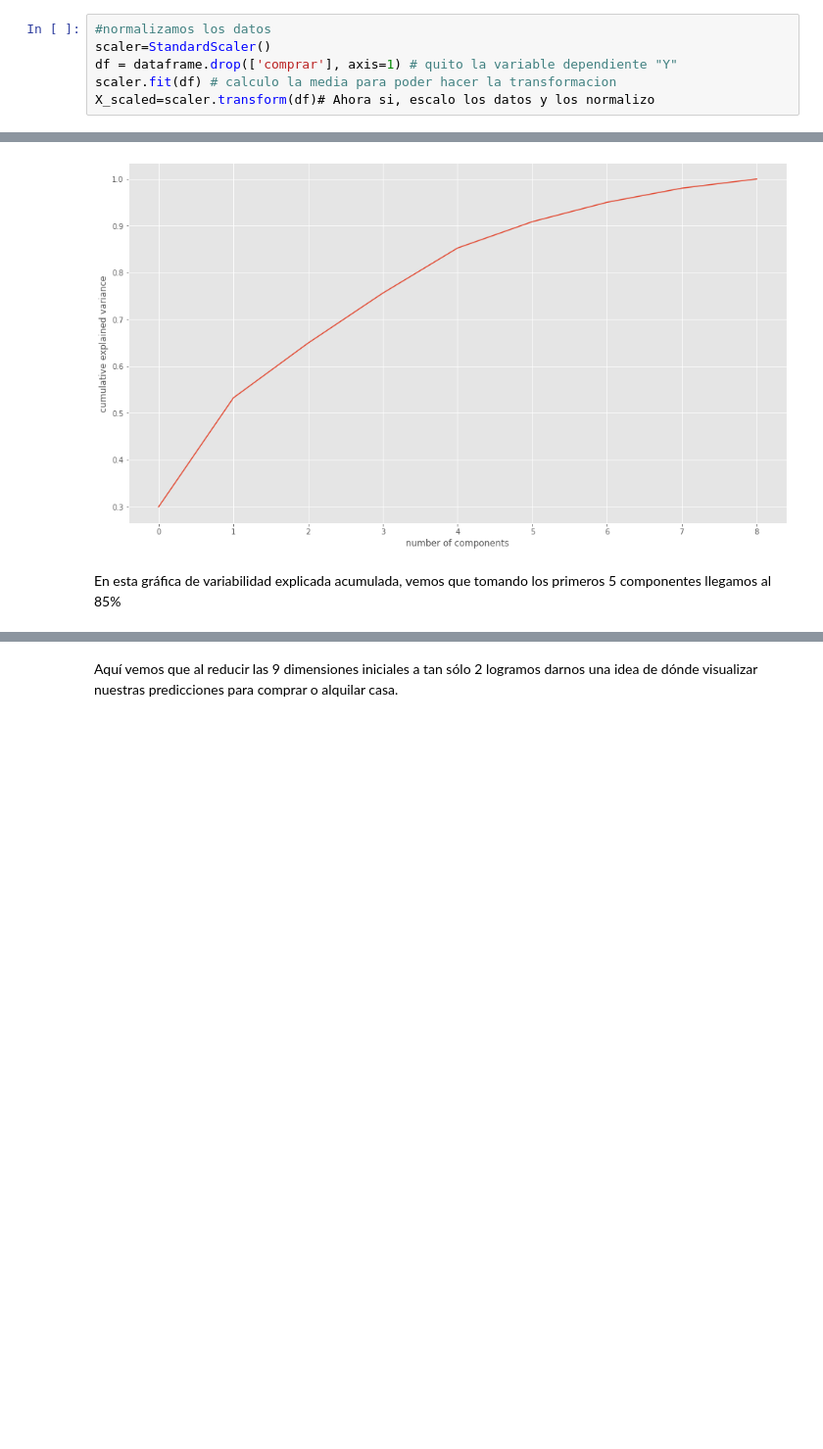
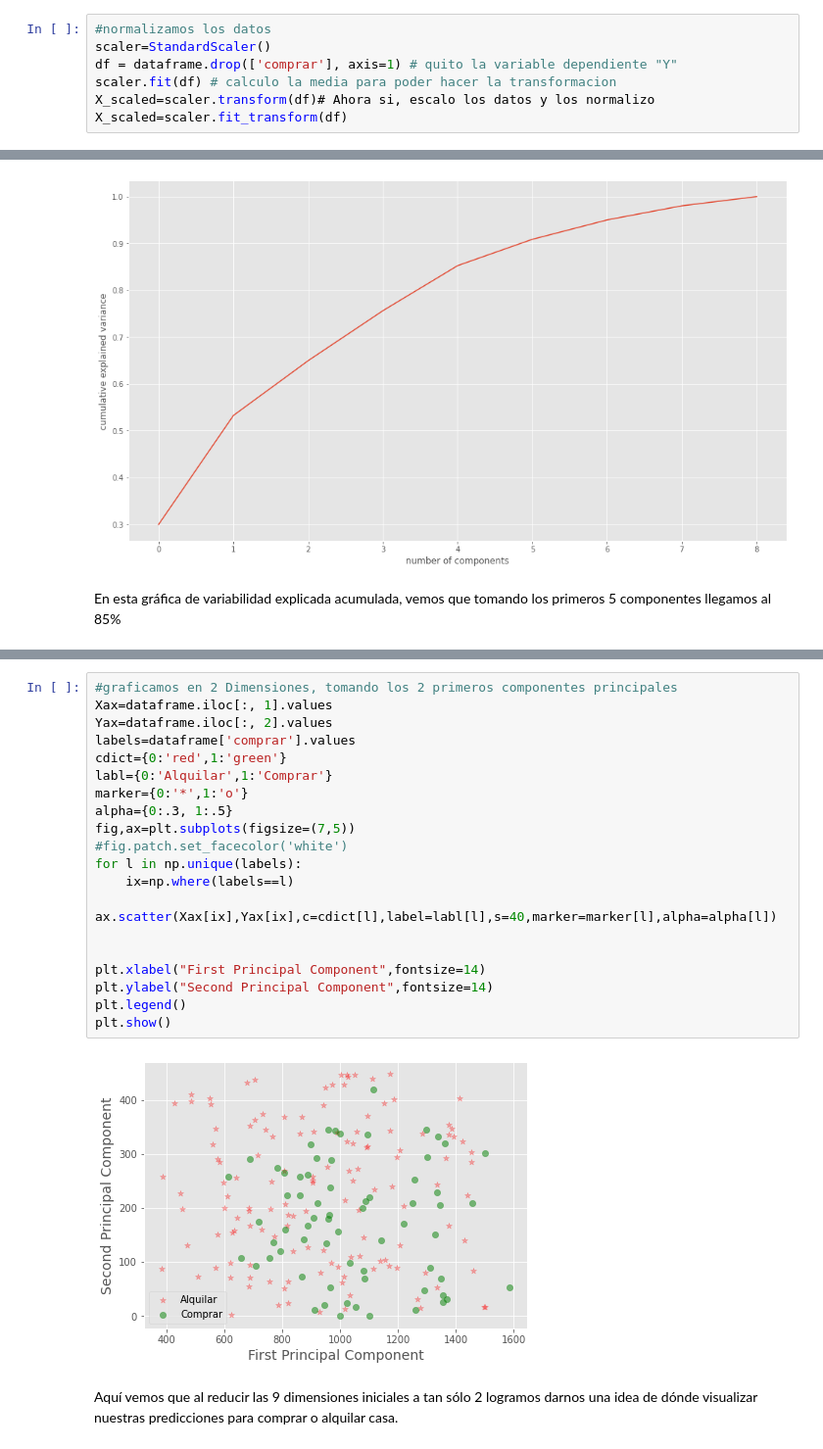
Before and after one commit to Psyclophe/Power-PDF, a Jupyter notebook: 2_PCA_Aprendizaje_no_supervisado.ipynb, the cells around one changed output, grey strips where cells are left out. Shown at 98% size. Drawn from its saved outputs; the diff is of its cells as text; blank space fills up the shorter version.

```diff
--- a/2_PCA_Aprendizaje_no_supervisado.ipynb
+++ b/2_PCA_Aprendizaje_no_supervisado.ipynb
@@ -59,3 +65,4 @@ scaler=StandardScaler()
 df = dataframe.drop(['comprar'], axis=1) # quito la variable dependiente "Y"
 scaler.fit(df) # calculo la media para poder hacer la transformacion
 X_scaled=scaler.transform(df)# Ahora si, escalo los datos y los normalizo
+X_scaled=scaler.fit_transform(df)
@@ -167,6 +179,28 @@ plt.legend()
 plt.show()
 # %% [output]
 [figure]
+# %%
+#graficamos en 2 Dimensiones, tomando los 2 primeros componentes principales
+Xax=dataframe.iloc[:, 1].values
+Yax=dataframe.iloc[:, 2].values
+labels=dataframe['comprar'].values
+cdict={0:'red',1:'green'}
+labl={0:'Alquilar',1:'Comprar'}
+marker={0:'*',1:'o'}
+alpha={0:.3, 1:.5}
+fig,ax=plt.subplots(figsize=(7,5))
+#fig.patch.set_facecolor('white')
+for l in np.unique(labels):
+    ix=np.where(labels==l)
+    ax.scatter(Xax[ix],Yax[ix],c=cdict[l],label=labl[l],s=40,marker=marker[l],alpha=alpha[l])
+
+
+plt.xlabel("First Principal Component",fontsize=14)
+plt.ylabel("Second Principal Component",fontsize=14)
+plt.legend()
+plt.show()
+# %% [output]
+[figure, added]
 # %% [markdown]
 Aquí vemos que al reducir las 9 dimensiones iniciales a tan sólo 2 logramos darnos una idea de dónde visualizar nuestras predicciones para comprar o alquilar casa.
 # %% [markdown]
```
Also changed, not shown: parts of 5 cells of this notebook.
